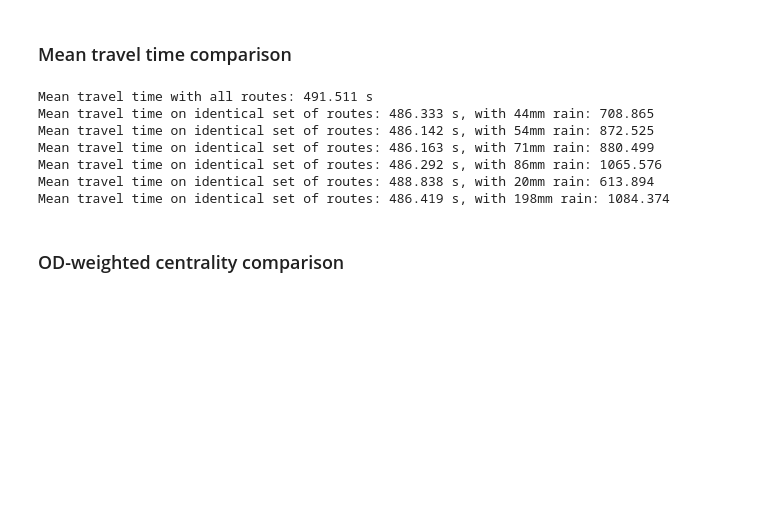
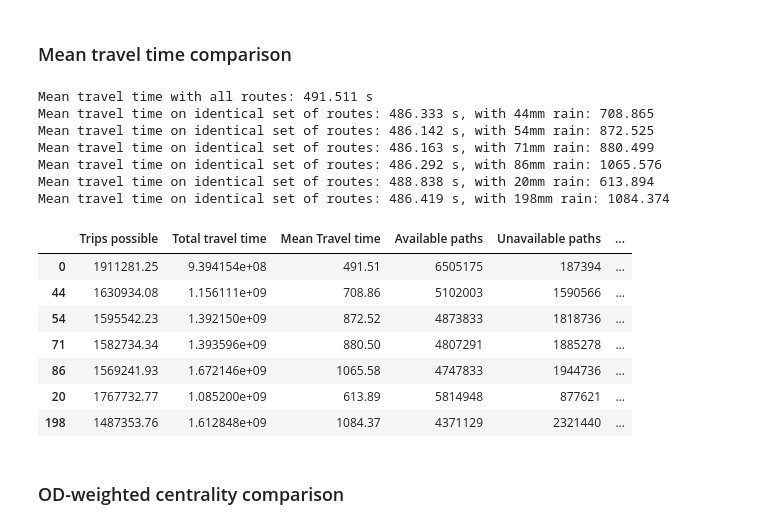
Before and after one commit to EwoutH/Helsinki-flood-BEP-project, a Jupyter notebook: road-graph/OSMnx_road_graph_analysis_BEP.ipynb, the cells around one changed output. Saved outputs shown, nothing was run; the diff lists cells and outputs as text; code cells hidden in the pictures; blank space fills up the shorter version.

```diff
--- a/road-graph/OSMnx_road_graph_analysis_BEP.ipynb
+++ b/road-graph/OSMnx_road_graph_analysis_BEP.ipynb
@@ -522,6 +525,23 @@ Mean travel time on identical set of routes: 486.163 s, with 71mm rain: 880.499
 Mean travel time on identical set of routes: 486.292 s, with 86mm rain: 1065.576
 Mean travel time on identical set of routes: 488.838 s, with 20mm rain: 613.894
 Mean travel time on identical set of routes: 486.419 s, with 198mm rain: 1084.374
+# %%
+flooded_stats_dict = {}
+for i in rain:
+  flooded_stats_dict[i] = flooded_stats[str(i)]['stats'] + [flooded_stats[str(i)]['mean_travel_time_id']]
+
+flooded_stats_df = pd.DataFrame.from_dict(flooded_stats_dict, orient='index', columns=['Trips possible' , 'Total travel time', 'Mean Travel time', 'Available paths', 'Unavailable paths', 'Trips impossible', 'Trips total', 'Nodes', 'Isolated nodes', 'Mean travel time (id. set)'])
+flooded_stats_df.to_csv('flooded_stats.csv')
+flooded_stats_df.round(2)
+# %% [output]
+|  | Trips possible | Total travel time | Mean Travel time | Available paths | Unavailable paths | ... |
+| 0 | 1911281.25 | 9.394154e+08 | 491.51 | 6505175 | 187394 | ... |
+| 44 | 1630934.08 | 1.156111e+09 | 708.86 | 5102003 | 1590566 | ... |
+| 54 | 1595542.23 | 1.392150e+09 | 872.52 | 4873833 | 1818736 | ... |
+| 71 | 1582734.34 | 1.393596e+09 | 880.50 | 4807291 | 1885278 | ... |
+| 86 | 1569241.93 | 1.672146e+09 | 1065.58 | 4747833 | 1944736 | ... |
+| 20 | 1767732.77 | 1.085200e+09 | 613.89 | 5814948 | 877621 | ... |
+| 198 | 1487353.76 | 1.612848e+09 | 1084.37 | 4371129 | 2321440 | ... |
 # %% [markdown]
 ### OD-weighted centrality comparison
 # %%
```
Also changed, not shown: parts of 9 cells of this notebook.
